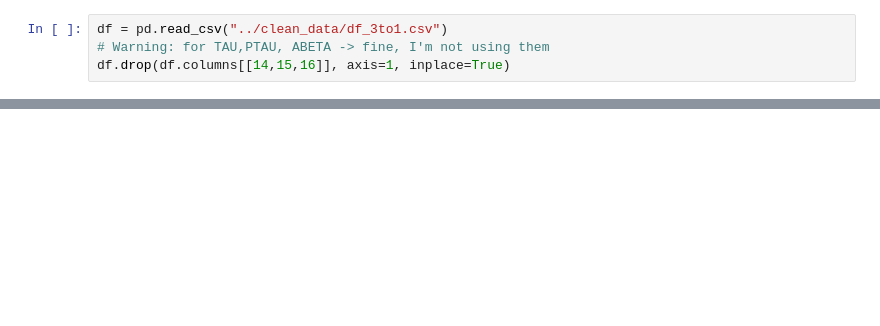
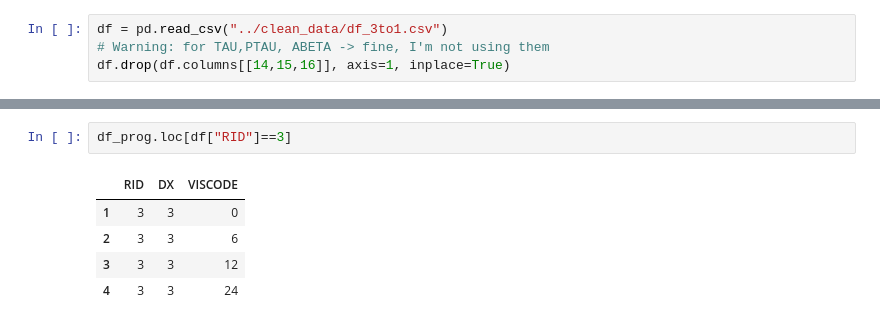
Before and after one commit to tctsung/AD_boosting, a Jupyter notebook: data_augmentation.ipynb, the cells around one changed output, grey strips where cells are left out. Saved outputs shown, nothing was run; the diff lists cells and outputs as text; blank space fills up the shorter version.

```diff
--- a/data_augmentation.ipynb
+++ b/data_augmentation.ipynb
@@ -55 +37,9 @@ Dimension: (16222, 91)
 | RID | int64 | 0.0 | [2, 3, 4, 5, 6, 7, 10, 14, 15, 16... |
+# %%
+df_prog.loc[df["RID"]==3]
+# %% [output]
+|  | RID | DX | VISCODE |
+| 1 | 3 | 3 | 0 |
+| 2 | 3 | 3 | 6 |
+| 3 | 3 | 3 | 12 |
+| 4 | 3 | 3 | 24 |
```
Also changed, not shown: parts of 12 cells of this notebook.
